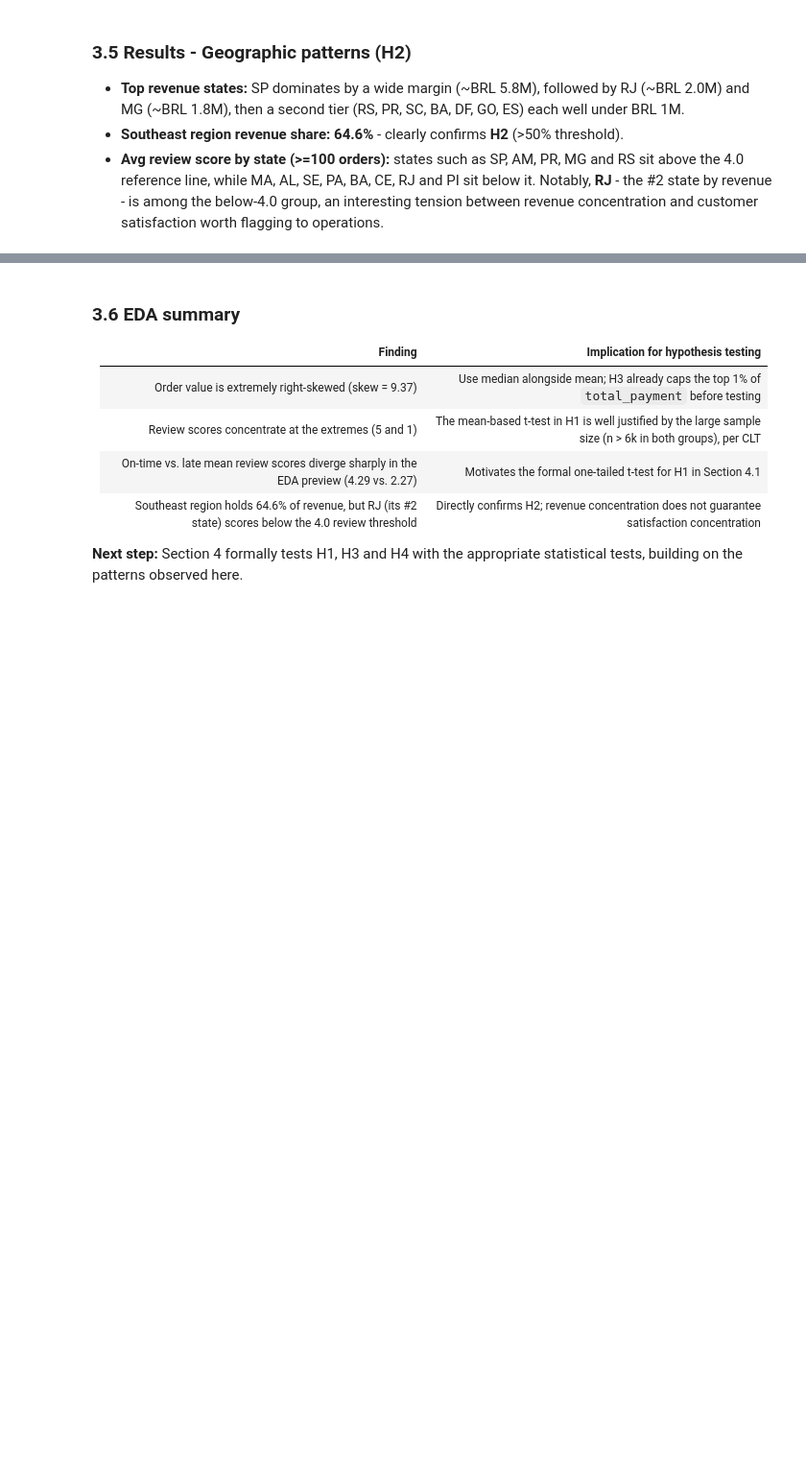
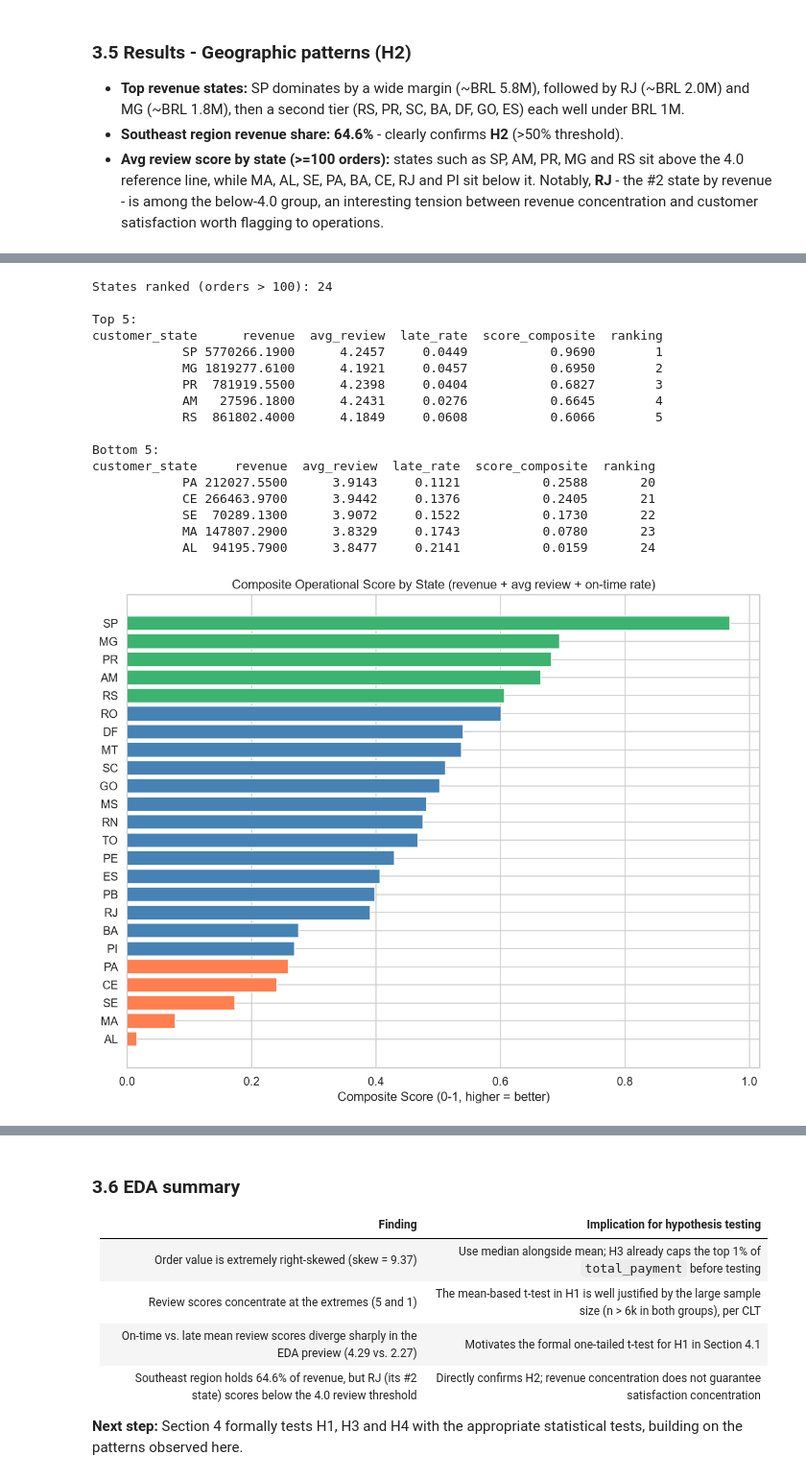
Before and after one commit to marcus-vinicius-jr/data-science-portfolio, a Jupyter notebook: 02_eda_olist_storytelling/notebooks/02_eda_olist_storytelling.ipynb, the cells around one changed output, grey strips where cells are left out. Shown at 96% size. Cells and saved outputs as stored; diff of their text form; code cells hidden in the pictures; blank space fills up the shorter version.

```diff
--- a/02_eda_olist_storytelling/notebooks/02_eda_olist_storytelling.ipynb
+++ b/02_eda_olist_storytelling/notebooks/02_eda_olist_storytelling.ipynb
@@ -561,0 +573,53 @@ Southeast region revenue share: 64.6%
+# %%
+# Composite operational score by state: revenue + avg review + on-time rate
+df_state_agg = df_delivered.groupby('customer_state').agg(
+    orders=('order_id', 'count'),
+    revenue=('total_payment', 'sum'),
+    avg_review=('review_score', 'mean'),
+    late_rate=('is_late', 'mean')
+).reset_index()
+
+df_state_agg = df_state_agg[df_state_agg['orders'] > 100].copy()
+df_state_agg['late_rate_inv'] = -df_state_agg['late_rate']
+
+rank_cols = ['revenue', 'avg_review', 'late_rate_inv']
+norm_cols = [f'{c}_norm' for c in rank_cols]
+scaler = MinMaxScaler()
+df_state_agg[norm_cols] = scaler.fit_transform(df_state_agg[rank_cols])
+
+df_state_agg['score_composite'] = df_state_agg[norm_cols].mean(axis=1)
+df_state_agg['ranking'] = df_state_agg['score_composite'].rank(ascending=False).astype(int)
+df_state_ranked = df_state_agg.sort_values('ranking')
+
+print(f'States ranked (orders > 100): {len(df_state_ranked)}')
+print('\nTop 5:')
+print(df_state_ranked[['customer_state', 'revenue', 'avg_review', 'late_rate', 'score_composite', 'ranking']].head(5).to_string(index=False))
+print('\nBottom 5:')
+print(df_state_ranked[['customer_state', 'revenue', 'avg_review', 'late_rate', 'score_composite', 'ranking']].tail(5).to_string(index=False))
+
+fig, ax = plt.subplots(figsize=(10, 8))
+colors = ['mediumseagreen' if r <= 5 else ('coral' if r > len(df_state_ranked) - 5 else 'steelblue') for r in df_state_ranked['ranking']]
+ax.barh(df_state_ranked['customer_state'][::-1], df_state_ranked['score_composite'][::-1], color=colors[::-1])
+ax.set_title('Composite Operational Score by State (revenue + avg review + on-time rate)')
+ax.set_xlabel('Composite Score (0-1, higher = better)')
+plt.tight_layout()
+plt.show()
+# %% [output]
+States ranked (orders > 100): 24
+
+Top 5:
+customer_state      revenue  avg_review  late_rate  score_composite  ranking
+            SP 5770266.1900      4.2457     0.0449           0.9690        1
+            MG 1819277.6100      4.1921     0.0457           0.6950        2
+            PR  781919.5500      4.2398     0.0404           0.6827        3
+            AM   27596.1800      4.2431     0.0276           0.6645        4
+            RS  861802.4000      4.1849     0.0608           0.6066        5
+
+Bottom 5:
+customer_state     revenue  avg_review  late_rate  score_composite  ranking
+            PA 212027.5500      3.9143     0.1121           0.2588       20
+            CE 266463.9700      3.9442     0.1376           0.2405       21
+            SE  70289.1300      3.9072     0.1522           0.1730       22
+            MA 147807.2900      3.8329     0.1743           0.0780       23
+            AL  94195.7900      3.8477     0.2141           0.0159       24
+[figure, added]
```
Also changed, not shown: parts of 16 cells of this notebook, 1 other file.
